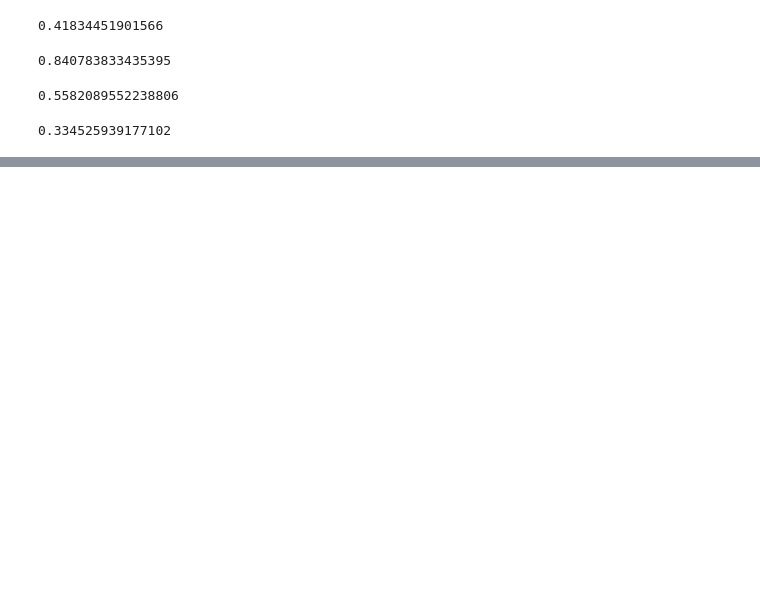
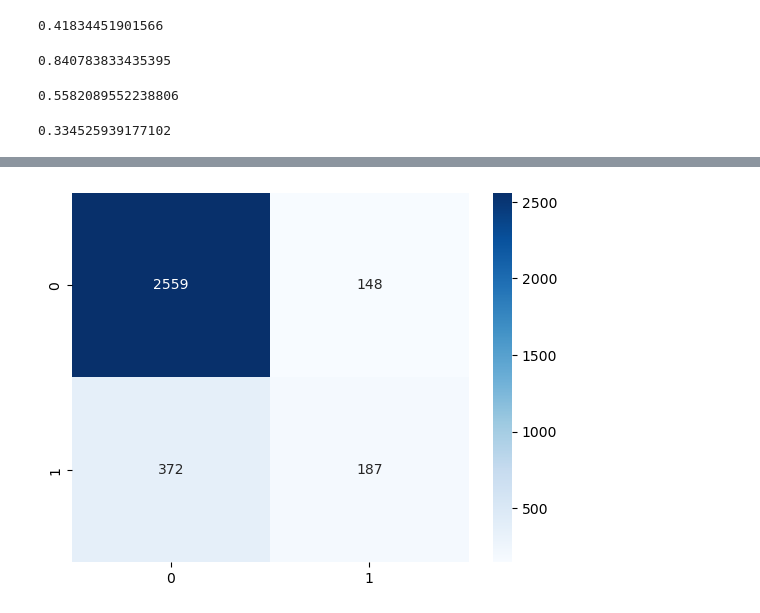
Before and after one commit to qmdismnp/Schulich_DS_MBAN, a Jupyter notebook: class 10.ipynb, the cells around one changed output, grey strips where cells are left out. Drawn from its saved outputs; the diff is of its cells as text; code cells hidden in the pictures; blank space fills up the shorter version.

```diff
--- a/class 10.ipynb
+++ b/class 10.ipynb
@@ -300,0 +334,8 @@ recall_score(y_test,pred)
+# %%
+#confusion metrix
+
+cm=confusion_matrix(y_test,pred)
+sns.heatmap(cm,annot=True,cmap='Blues',fmt='d')
+plt.show()
+# %% [output]
+[figure, added]
```
Also changed, not shown: parts of 7 cells of this notebook, 3 other files.
